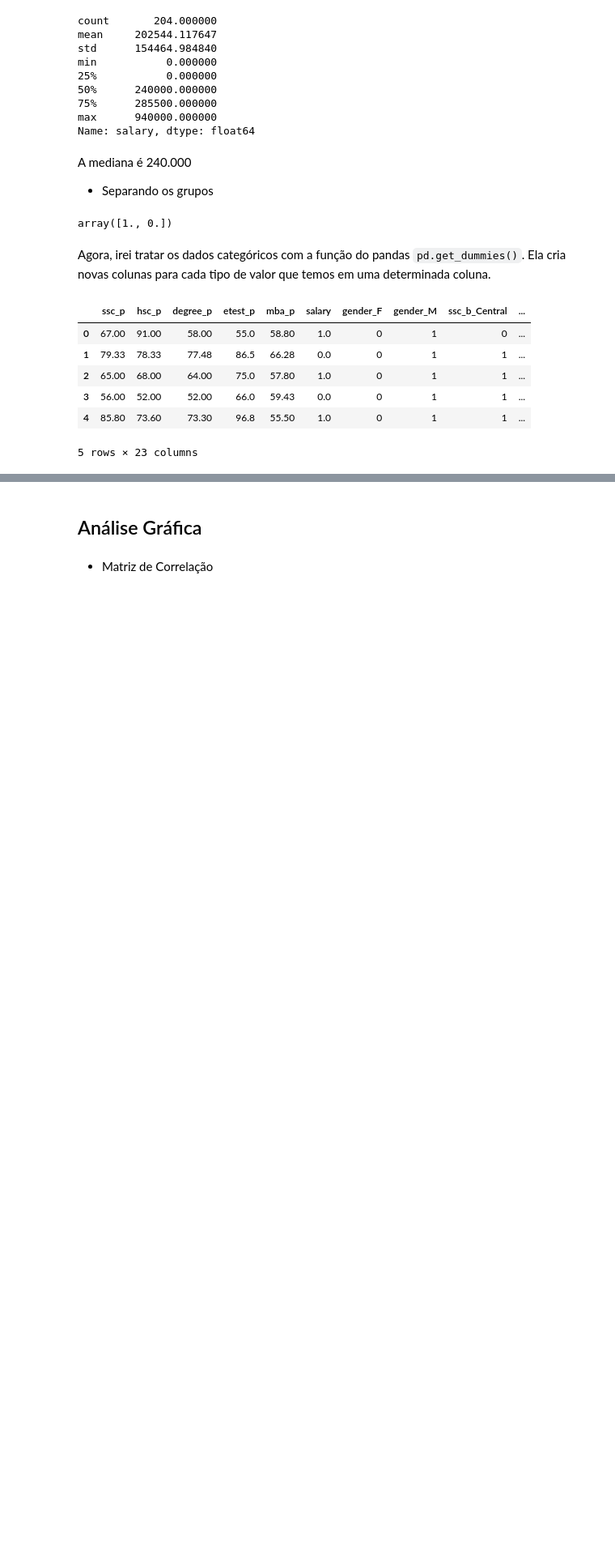
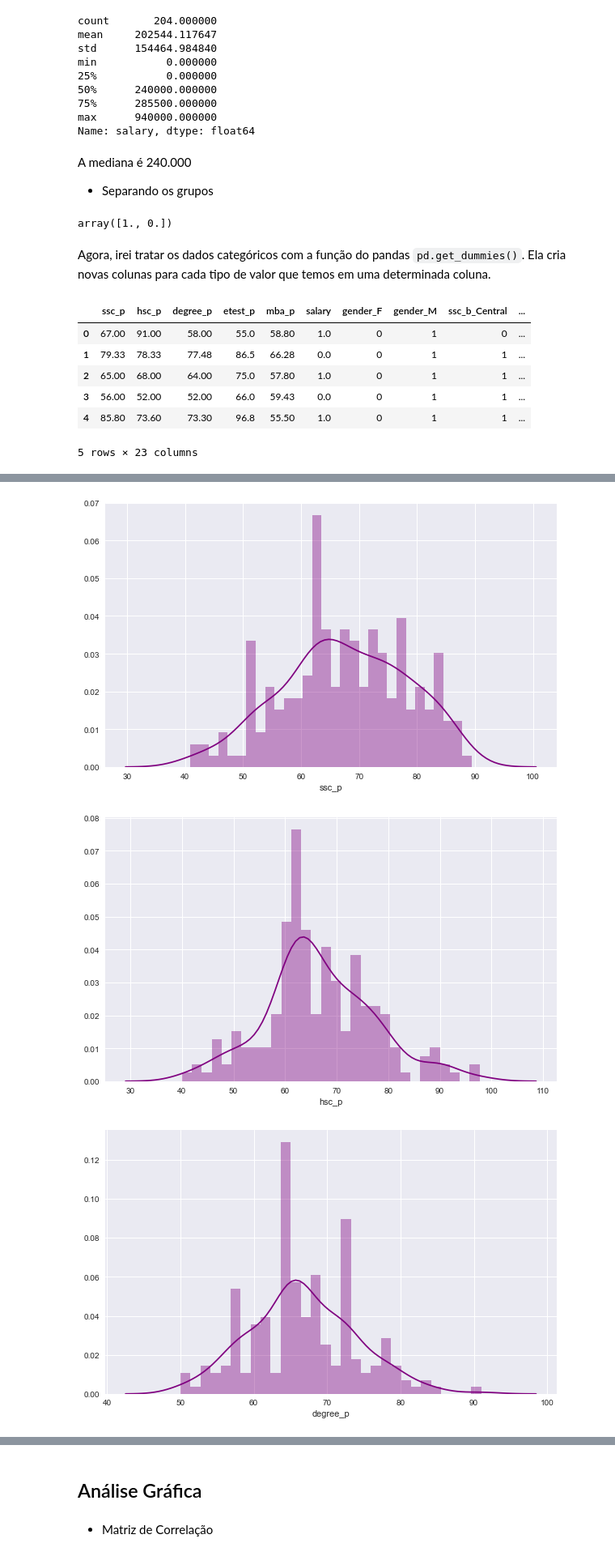
Before and after one commit to RailanDeivid/Machine_Learning_KNN, a Jupyter notebook: KNN.ipynb, the cells around one changed output, grey strips where cells are left out. Shown: that part at 81% size. Saved outputs shown, nothing was run; the diff lists cells and outputs as text; code cells hidden in the pictures; blank space fills up the shorter version.

```diff
--- a/KNN.ipynb
+++ b/KNN.ipynb
@@ -164,0 +181,12 @@ df_dummy.head()
+# %%
+import seaborn as sns
+for feature in df_dummy[['ssc_p','hsc_p','degree_p','etest_p','mba_p']]:
+      if df[feature].dtype:
+        plt.figure(figsize=(10, 6))
+        plt.style.use('seaborn')
+        sns.distplot(df[feature], bins=30, kde=True, color='purple')
+        plt.show()
+# %% [output]
+[figure, added]
+[figure, added]
+[figure, added]
```
Also changed, not shown: parts of 22 cells of this notebook.
